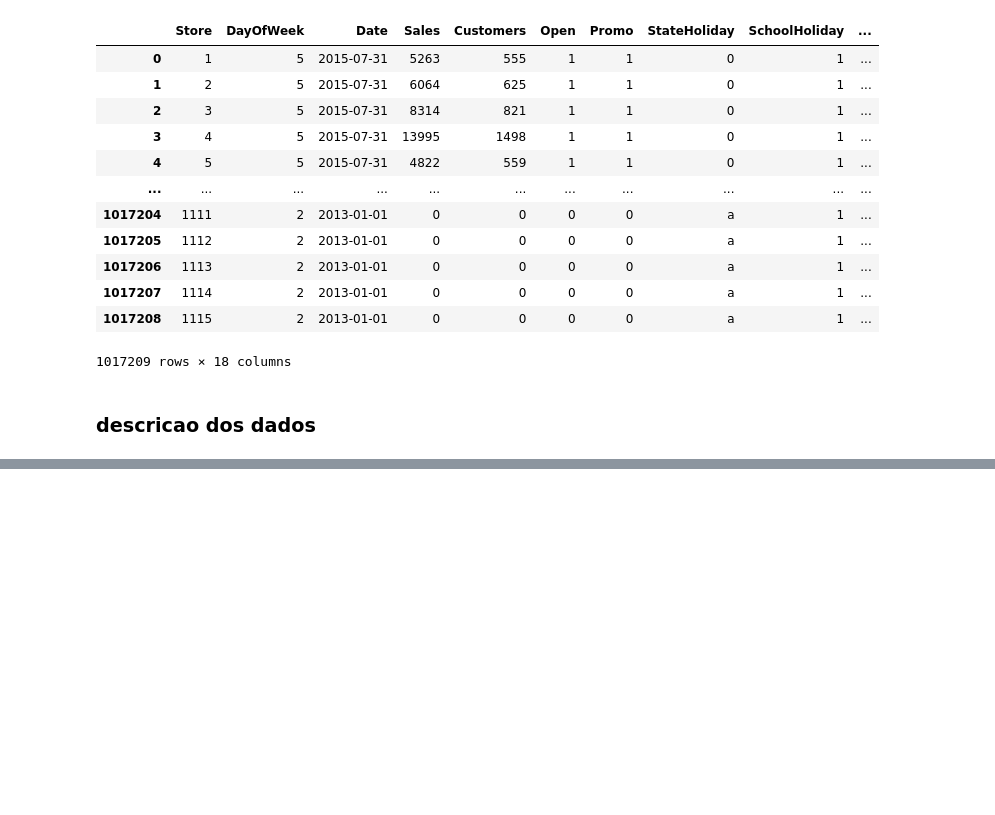
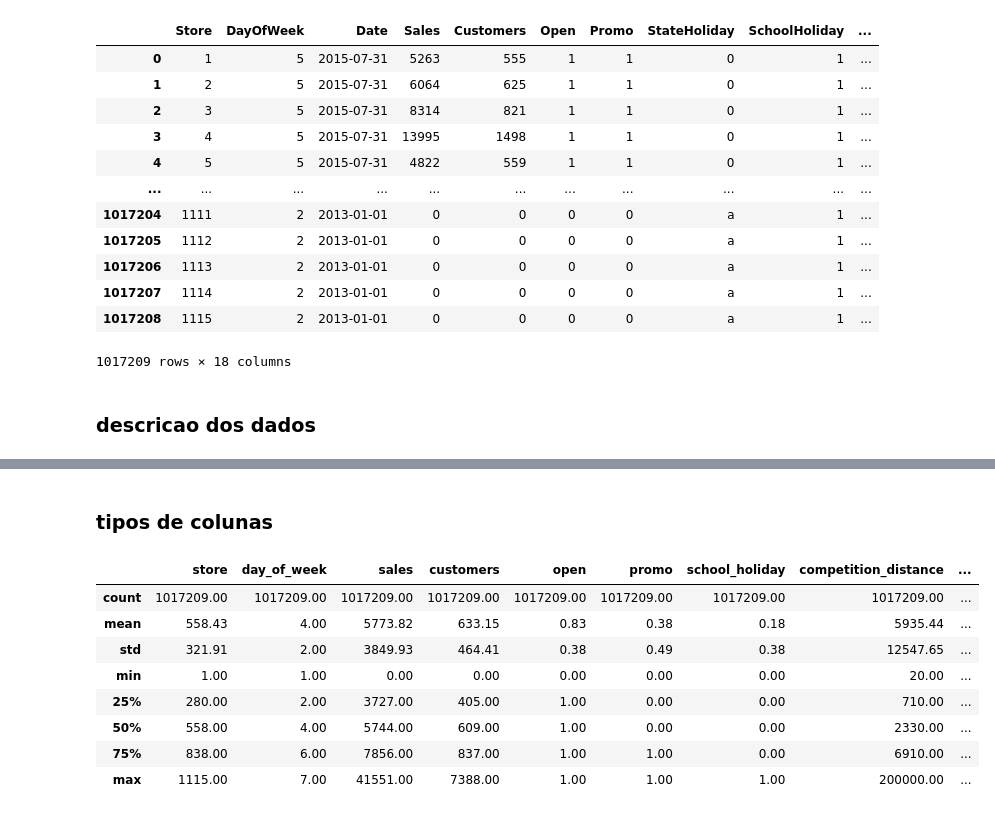
Before and after one commit to Rodpythondev/rossmann-previsao-vendas, a Jupyter notebook: rosmann-previsao-vendas.ipynb, the cells around one changed output, grey strips where cells are left out. Drawn from its saved outputs; the diff is of its cells as text; code cells hidden in the pictures; blank space fills up the shorter version.

```diff
--- a/rosmann-previsao-vendas.ipynb
+++ b/rosmann-previsao-vendas.ipynb
@@ -96,0 +189,2 @@ dtype: int64
+# %% [markdown]
+### tipos de colunas
@@ -96,0 +196,12 @@ dtype: int64
+# %%
+df1.describe()
+# %% [output]
+|  | store | day_of_week | sales | customers | open | promo | school_holiday | competition_distance | ... |
+| count | 1017209.00 | 1017209.00 | 1017209.00 | 1017209.00 | 1017209.00 | 1017209.00 | 1017209.00 | 1017209.00 | ... |
+| mean | 558.43 | 4.00 | 5773.82 | 633.15 | 0.83 | 0.38 | 0.18 | 5935.44 | ... |
+| std | 321.91 | 2.00 | 3849.93 | 464.41 | 0.38 | 0.49 | 0.38 | 12547.65 | ... |
+| min | 1.00 | 1.00 | 0.00 | 0.00 | 0.00 | 0.00 | 0.00 | 20.00 | ... |
+| 25% | 280.00 | 2.00 | 3727.00 | 405.00 | 1.00 | 0.00 | 0.00 | 710.00 | ... |
+| 50% | 558.00 | 4.00 | 5744.00 | 609.00 | 1.00 | 0.00 | 0.00 | 2330.00 | ... |
+| 75% | 838.00 | 6.00 | 7856.00 | 837.00 | 1.00 | 1.00 | 0.00 | 6910.00 | ... |
+| max | 1115.00 | 7.00 | 41551.00 | 7388.00 | 1.00 | 1.00 | 1.00 | 200000.00 | ... |
```
Also changed, not shown: parts of 27 cells of this notebook.
